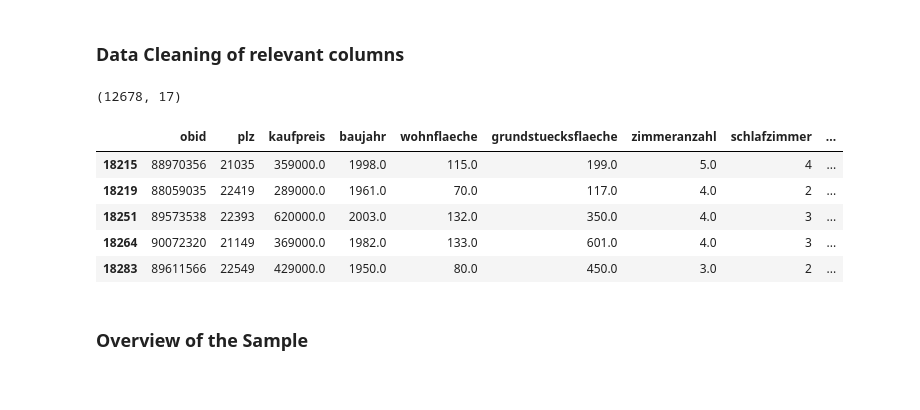
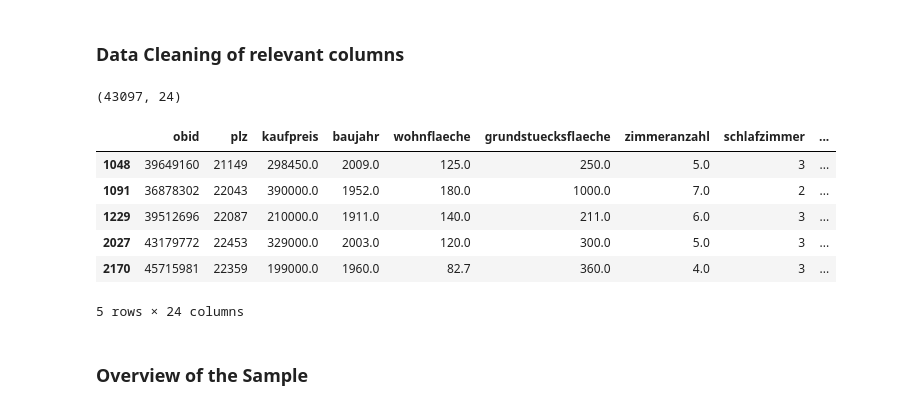
Before and after one commit to pvseydlitz/BachelorThesis, a Jupyter notebook: regression_hk_cities.ipynb, the cells around one changed output. Saved outputs shown, nothing was run; the diff lists cells and outputs as text; code cells hidden in the pictures.

```diff
--- a/regression_hk_cities.ipynb
+++ b/regression_hk_cities.ipynb
@@ -20,7 +20,7 @@ time_information = ['adat']
 object_features = [ 'ausstattung', 'denkmalobjekt', 'einbaukueche', 'ferienhaus', 'gaestewc', 'garten', 'haustier_erlaubt', 'kategorie_Haus']
 general_object_information = ['bauphase', 'einliegerwohnung', 'foerderung', 'immobilientyp', 'kaufvermietet', 'mieteinnahmenpromonat', 'nebenraeume', 'rollstuhlgerecht']
 area_information = ['nutzflaeche']
-energy_and_structure_information = ['energieausweistyp', 'ev_kennwert', 'ev_wwenthalten', 'heizkosten', 'heizungsart', 'letzte_modernisierung']
+energy_and_structure_information = ['energieausweistyp', 'energieeffizienzklasse', 'ev_kennwert', 'ev_wwenthalten', 'heizkosten', 'heizungsart', 'letzte_modernisierung']
 price_information = ['parkplatzpreis']
 regional_information = ['gid2019', 'kid2019', 'ergg_1km', 'blid']
 meta_information_advertisement = ['click_customer', 'click_schnellkontakte', 'click_url', 'click_weitersagen', 'hits', 'laufzeittage', 'hits_gen']
@@ -30,5 +30,6 @@ other_variables = ['liste_show', 'liste_match', 'liste_show_gen', 'liste_match_g
 columns_to_drop = time_information + object_features + general_object_information + area_information + energy_and_structure_information + price_information + regional_information + meta_information_advertisement + technical_variables + other_variables
 df_hk_cities.drop(columns=columns_to_drop, axis=1, inplace=True)
 
+print(df_hk_cities.shape)
 df_hk_cities.describe(include='all')
 # %% [output]
@@ -69,46 +71,53 @@ df_characteristics = df_characteristics[(df_characteristics['schlafzimmer'] > 0)
 df_characteristics = df_characteristics[df_characteristics['badezimmer'].notna()]
 df_characteristics = df_characteristics[~df_characteristics['badezimmer'].str.contains("Other missing")]
 df_characteristics = df_characteristics[~df_characteristics['badezimmer'].str.contains("Implausible value")]
 df_characteristics['badezimmer'] = pd.to_numeric(df_characteristics['badezimmer'])
 df_characteristics = df_characteristics[(df_characteristics['badezimmer'] > 0) & (df_characteristics['badezimmer'] < 15)]
 
+df_characteristics = df_characteristics[df_characteristics['wohnflaeche'].notna()]
+df_characteristics['wohnflaeche'] = pd.to_numeric(df_characteristics['wohnflaeche'])
+df_characteristics = df_characteristics[(df_characteristics['wohnflaeche'] > 0) & (df_characteristics['wohnflaeche'] < 5000)]
+
 df_characteristics = df_characteristics[df_characteristics['grundstuecksflaeche'].notna()]
 df_characteristics = df_characteristics[~df_characteristics['grundstuecksflaeche'].str.contains("Other missing")]
 df_characteristics = df_characteristics[~df_characteristics['grundstuecksflaeche'].str.contains("Implausible value")]
 df_characteristics['grundstuecksflaeche'] = pd.to_numeric(df_characteristics['grundstuecksflaeche'])
 df_characteristics = df_characteristics[(df_characteristics['grundstuecksflaeche'] > 0) & (df_characteristics['grundstuecksflaeche'] < 5000)]
 
 df_characteristics = df_characteristics[~df_characteristics['objektzustand'].str.contains("Not specified")]
 df_characteristics = df_characteristics[~df_characteristics['objektzustand'].str.contains("By arrangement")]
-df_characteristics['objektzustand'] = df_characteristics['objektzustand'].astype('category')
-df_characteristics['objektzustand'] = df_characteristics['objektzustand'].cat.reorder_categories(['Dilapidated', 'Needs renovation', 'Well kempt', 'Modernised', 'Reconstructed', 'Completely renovated', 'Like new', 'First occupancy after reconstruction', 'First occupancy'], ordered=True)
-df_characteristics['objektzustand'] = df_characteristics['objektzustand'].cat.codes
+#df_characteristics['objektzustand'] = df_characteristics['objektzustand'].astype('category')
+#df_characteristics['objektzustand'] = df_characteristics['objektzustand'].cat.reorder_categories(['Dilapidated', 'Needs renovation', 'Well kempt', 'Modernised', 'Reconstructed', 'Completely renovated', 'Like new', 'First occupancy after reconstruction', 'First occupancy'], ordered=True)
+#df_characteristics['objektzustand'] = df_characteristics['objektzustand'].cat.codes
+df_characteristics = df_characteristics.replace(['Needs renovation', 'Well kempt', 'Completely renovated', 'Like new', 'First occupancy after reconstruction', 'First occupancy'], ['Needs_renovation', 'Well_kempt', 'Completely_renovated', 'Like_new', 'First_occupancy_after_reconstruction', 'First_occupancy'])
+df_characteristics = pd.get_dummies(df_characteristics, columns=['objektzustand'], prefix=['Objektzustand'])
 
 df_characteristics = df_characteristics[~df_characteristics['parkplatz'].str.contains("Other missing")]
 df_characteristics['parkplatz'] = df_characteristics['parkplatz'].astype('category')
 df_characteristics['parkplatz'] = df_characteristics['parkplatz'].cat.reorder_categories(['No', 'Yes'], ordered=True)
 df_characteristics['parkplatz'] = df_characteristics['parkplatz'].cat.codes
 
 df_characteristics = df_characteristics[~df_characteristics['keller'].str.contains("Other missing")]
 df_characteristics['keller'] = df_characteristics['keller'].astype('category')
 df_characteristics['keller'] = df_characteristics['keller'].cat.reorder_categories(['No', 'Yes'], ordered=True)
 df_characteristics['keller'] = df_characteristics['keller'].cat.codes
 
-df_characteristics = df_characteristics[~df_characteristics['energieeffizienzklasse'].str.contains("Not specified")]
-df_characteristics['energieeffizienzklasse'] = df_characteristics['energieeffizienzklasse'].astype('category')
-df_characteristics['energieeffizienzklasse'] = df_characteristics['energieeffizienzklasse'].cat.reorder_categories(['H', 'G', 'F', 'E', 'D', 'C', 'B', 'A', 'APLUS'], ordered=True)
-df_characteristics['energieeffizienzklasse'] = df_characteristics['energieeffizienzklasse'].cat.codes
+#df_characteristics = df_characteristics[~df_characteristics['energieeffizienzklasse'].str.contains("Not specified")]
+#df_characteristics['energieeffizienzklasse'] = df_characteristics['energieeffizienzklasse'].astype('category')
+#df_characteristics['energieeffizienzklasse'] = df_characteristics['energieeffizienzklasse'].cat.reorder_categories(['H', 'G', 'F', 'E', 'D', 'C', 'B', 'A', 'APLUS'], ordered=True)
+#df_characteristics['energieeffizienzklasse'] = df_characteristics['energieeffizienzklasse'].cat.codes
 
 print(df_characteristics.shape)
 df_characteristics.head()
 # %% [output]
-(12678, 17)
+(43097, 24)
 |  | obid | plz | kaufpreis | baujahr | wohnflaeche | grundstuecksflaeche | zimmeranzahl | schlafzimmer | ... |
-| 18215 | 88970356 | 21035 | 359000.0 | 1998.0 | 115.0 | 199.0 | 5.0 | 4 | ... |
-| 18219 | 88059035 | 22419 | 289000.0 | 1961.0 | 70.0 | 117.0 | 4.0 | 2 | ... |
-| 18251 | 89573538 | 22393 | 620000.0 | 2003.0 | 132.0 | 350.0 | 4.0 | 3 | ... |
-| 18264 | 90072320 | 21149 | 369000.0 | 1982.0 | 133.0 | 601.0 | 4.0 | 3 | ... |
-| 18283 | 89611566 | 22549 | 429000.0 | 1950.0 | 80.0 | 450.0 | 3.0 | 2 | ... |
+| 1048 | 39649160 | 21149 | 298450.0 | 2009.0 | 125.0 | 250.0 | 5.0 | 3 | ... |
+| 1091 | 36878302 | 22043 | 390000.0 | 1952.0 | 180.0 | 1000.0 | 7.0 | 2 | ... |
+| 1229 | 39512696 | 22087 | 210000.0 | 1911.0 | 140.0 | 211.0 | 6.0 | 3 | ... |
+| 2027 | 43179772 | 22453 | 329000.0 | 2003.0 | 120.0 | 300.0 | 5.0 | 3 | ... |
+| 2170 | 45715981 | 22359 | 199000.0 | 1960.0 | 82.7 | 360.0 | 4.0 | 3 | ... |
+5 rows × 24 columns
 # %% [markdown]
 ### Overview of the Sample
 # %%
```
Also changed, not shown: parts of 21 cells of this notebook, 4 other files.
